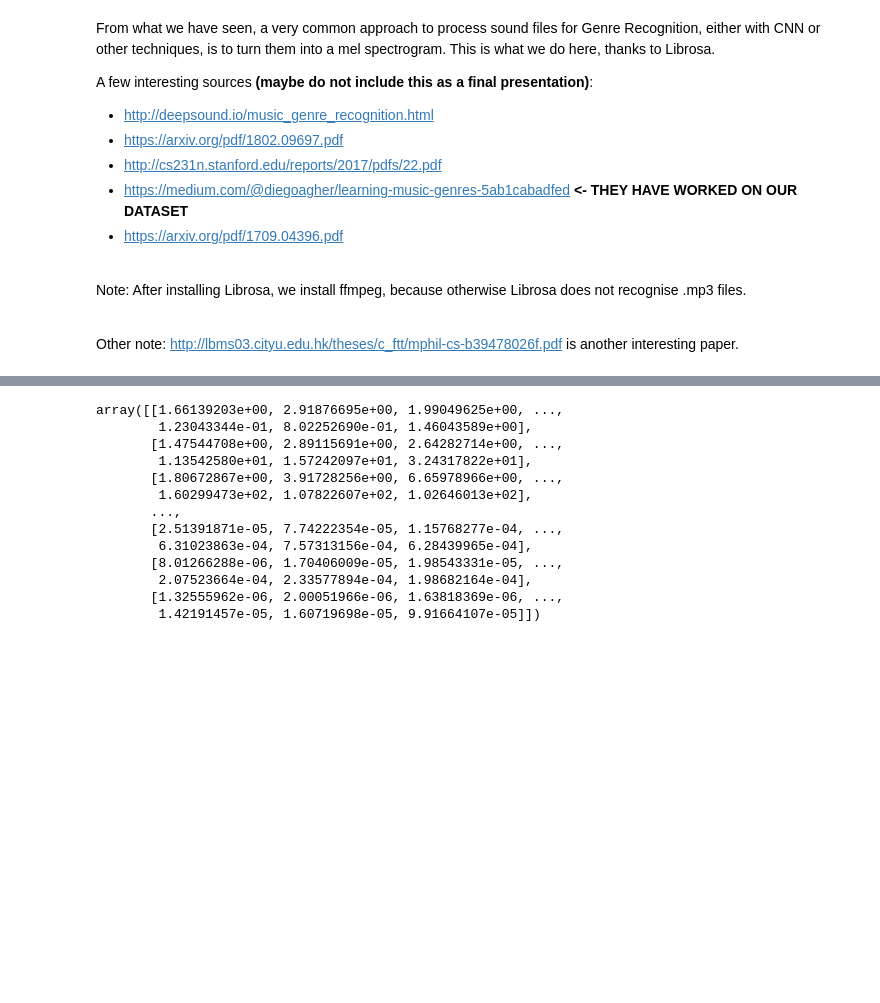
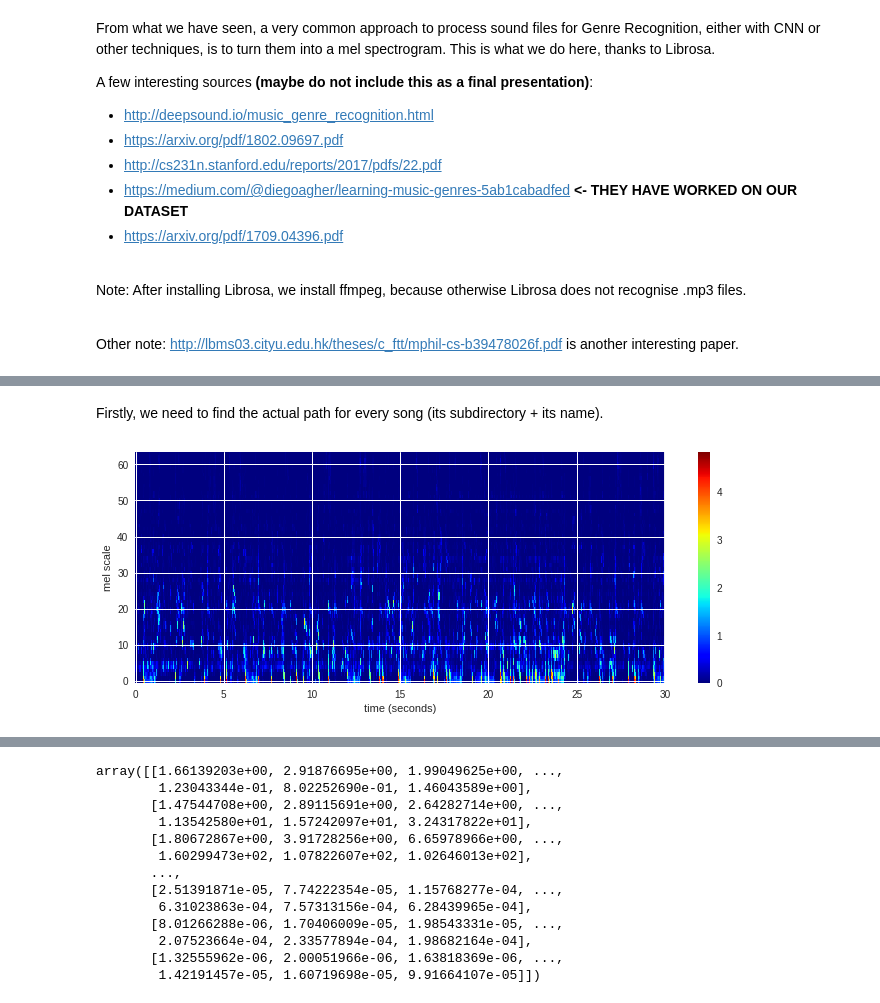
Before and after one commit to Jane1118/music-genre-finder, a Jupyter notebook: music_genre_finder.ipynb, the cells around one changed output, grey strips where cells are left out. Saved outputs shown, nothing was run; the diff lists cells and outputs as text; code cells hidden in the pictures; blank space fills up the shorter version.

```diff
--- a/music_genre_finder.ipynb
+++ b/music_genre_finder.ipynb
@@ -256,0 +247,2 @@ import matplotlib.pyplot as plt
+# %% [markdown]
+Firstly, we need to find the actual path for every song (its subdirectory + its name).
@@ -257,17 +257,21 @@ import matplotlib.pyplot as plt
 # %%
-def mel_spec(file_name, display = True):
+def mel_spect(file_name, file_path = '/content/fma_small/'):
 
-  song, sampling_rate = librosa.load('/content/fma_small/' + file_name)
-  song_mel = librosa.feature.melspectrogram(song, sr = sampling_rate)
+  song, sampling_rate = librosa.core.load('%s%s' % (file_path, file_name))
+  song_mel = librosa.feature.melspectrogram(song, sr = sr,
+                                            n_fft = fft_window_points,
+                                            hop_length = hop_size, n_mels = n_mels,
+                                            fmax = fmax)
+  return song_mel
 
-  if display == True:
-    plt.figure(figsize=(10, 4))
-    librosa.display.specshow(librosa.power_to_db(song_mel,
-                                          ref=np.max),
-                          y_axis='mel', fmax=8000,
-                          x_axis='time')
-    plt.colorbar(format='%+2.0f dB')
-    plt.title('Mel spectrogram')
-    plt.tight_layout()
 
-  return song_mel
+def display_spect(mel_spec):
+
+  plt.figure(figsize=(10, 4))
+  librosa.display.specshow(librosa.power_to_db(mel_spec,
+                                                ref=np.max),
+                            y_axis='mel', fmax=8000,
+                            x_axis='time')
+  plt.colorbar(format='%+2.0f dB')
+  plt.title('Mel spectrogram')
+  plt.tight_layout()
@@ -273,0 +294,10 @@ def mel_spec(file_name, display = True):
+# %%
+example_mel_spectrogram = mel_spect('/000/000002.mp3')
+plt.figure(figsize=(10, 4))
+plt.imshow(np.log(example_mel_spectrogram+1), origin="lower", aspect="auto", cmap="jet")
+plt.xticks(np.linspace(0, 2587, 7), np.arange(0, 31, 5))
+plt.xlabel("time (seconds)"); plt.ylabel("mel scale"); plt.colorbar(); plt.tight_layout()
+# plt.savefig("example_mel_spectrogram_colorbar.png", dpi=300)
+plt.show()
+# %% [output]
+[figure, added]
```
Also changed, not shown: parts of 41 cells of this notebook, 2 other files.
